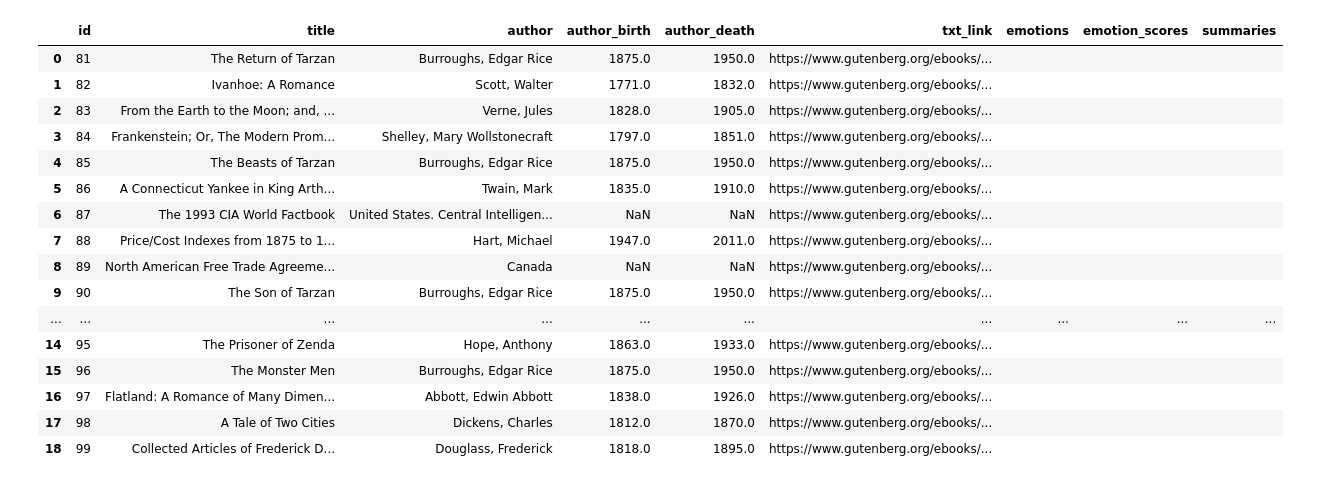
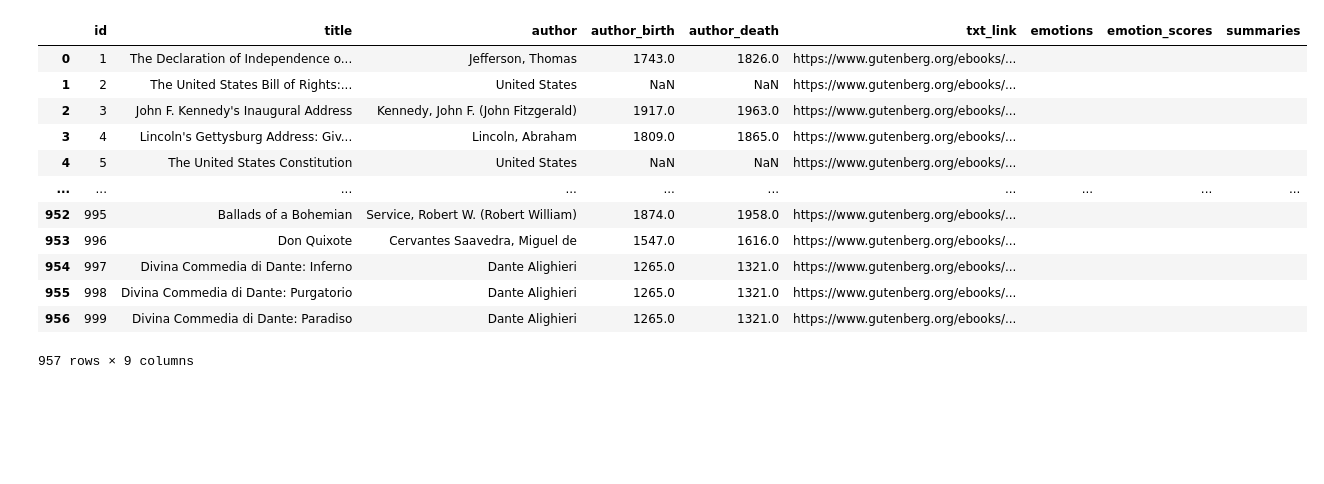
Before and after one commit to legolego/GutEmotions, a Jupyter notebook: Notebooks/1-Get_Gut_Books.ipynb, the cells around one changed output. Drawn from its saved outputs; the diff is of its cells as text; code cells hidden in the pictures; blank space fills up the shorter version.

```diff
--- a/Notebooks/1-Get_Gut_Books.ipynb
+++ b/Notebooks/1-Get_Gut_Books.ipynb
@@ -2,7 +2,7 @@
 import requests
 import pandas as pd
 # %%
-list_of_books = range(10, 1000)
+list_of_books = range(0, 1000)
 lst_dicts = []
 
 for book_id in list_of_books:
@@ -21,7 +21,7 @@ for book_id in list_of_books:
 
             lst_dicts.append(book_dict)
         else:
-            print("funny author length")
+            print("zero author length")
     else:
         print("No authors")
 
@@ -33,25 +61,21 @@ IndexError: list index out of range
 # %%
 df['emotions'] = ""
 df['emotion_scores'] = ""
 df['summaries'] = ""
 
-df.to_parquet("../data/gutenberg_books.parquet", index=False)
+df.to_parquet("../streamlit/data/gutenberg_books.parquet", index=False)
 df
 # %% [output]
 |  | id | title | author | author_birth | author_death | txt_link | emotions | emotion_scores | summaries |
-| 0 | 81 | The Return of Tarzan | Burroughs, Edgar Rice | 1875.0 | 1950.0 | https://www.gutenberg.org/ebooks/... |  |  |  |
-| 1 | 82 | Ivanhoe: A Romance | Scott, Walter | 1771.0 | 1832.0 | https://www.gutenberg.org/ebooks/... |  |  |  |
-| 2 | 83 | From the Earth to the Moon; and, ... | Verne, Jules | 1828.0 | 1905.0 | https://www.gutenberg.org/ebooks/... |  |  |  |
-| 3 | 84 | Frankenstein; Or, The Modern Prom... | Shelley, Mary Wollstonecraft | 1797.0 | 1851.0 | https://www.gutenberg.org/ebooks/... |  |  |  |
-| 4 | 85 | The Beasts of Tarzan | Burroughs, Edgar Rice | 1875.0 | 1950.0 | https://www.gutenberg.org/ebooks/... |  |  |  |
-| 5 | 86 | A Connecticut Yankee in King Arth... | Twain, Mark | 1835.0 | 1910.0 | https://www.gutenberg.org/ebooks/... |  |  |  |
-| 6 | 87 | The 1993 CIA World Factbook | United States. Central Intelligen... | NaN | NaN | https://www.gutenberg.org/ebooks/... |  |  |  |
-| 7 | 88 | Price/Cost Indexes from 1875 to 1... | Hart, Michael | 1947.0 | 2011.0 | https://www.gutenberg.org/ebooks/... |  |  |  |
-| 8 | 89 | North American Free Trade Agreeme... | Canada | NaN | NaN | https://www.gutenberg.org/ebooks/... |  |  |  |
-| 9 | 90 | The Son of Tarzan | Burroughs, Edgar Rice | 1875.0 | 1950.0 | https://www.gutenberg.org/ebooks/... |  |  |  |
+| 0 | 1 | The Declaration of Independence o... | Jefferson, Thomas | 1743.0 | 1826.0 | https://www.gutenberg.org/ebooks/... |  |  |  |
+| 1 | 2 | The United States Bill of Rights:... | United States | NaN | NaN | https://www.gutenberg.org/ebooks/... |  |  |  |
+| 2 | 3 | John F. Kennedy's Inaugural Address | Kennedy, John F. (John Fitzgerald) | 1917.0 | 1963.0 | https://www.gutenberg.org/ebooks/... |  |  |  |
+| 3 | 4 | Lincoln's Gettysburg Address: Giv... | Lincoln, Abraham | 1809.0 | 1865.0 | https://www.gutenberg.org/ebooks/... |  |  |  |
+| 4 | 5 | The United States Constitution | United States | NaN | NaN | https://www.gutenberg.org/ebooks/... |  |  |  |
 | ... | ... | ... | ... | ... | ... | ... | ... | ... | ... |
-| 14 | 95 | The Prisoner of Zenda | Hope, Anthony | 1863.0 | 1933.0 | https://www.gutenberg.org/ebooks/... |  |  |  |
-| 15 | 96 | The Monster Men | Burroughs, Edgar Rice | 1875.0 | 1950.0 | https://www.gutenberg.org/ebooks/... |  |  |  |
-| 16 | 97 | Flatland: A Romance of Many Dimen... | Abbott, Edwin Abbott | 1838.0 | 1926.0 | https://www.gutenberg.org/ebooks/... |  |  |  |
-| 17 | 98 | A Tale of Two Cities | Dickens, Charles | 1812.0 | 1870.0 | https://www.gutenberg.org/ebooks/... |  |  |  |
-| 18 | 99 | Collected Articles of Frederick D... | Douglass, Frederick | 1818.0 | 1895.0 | https://www.gutenberg.org/ebooks/... |  |  |  |
+| 952 | 995 | Ballads of a Bohemian | Service, Robert W. (Robert William) | 1874.0 | 1958.0 | https://www.gutenberg.org/ebooks/... |  |  |  |
+| 953 | 996 | Don Quixote | Cervantes Saavedra, Miguel de | 1547.0 | 1616.0 | https://www.gutenberg.org/ebooks/... |  |  |  |
+| 954 | 997 | Divina Commedia di Dante: Inferno | Dante Alighieri | 1265.0 | 1321.0 | https://www.gutenberg.org/ebooks/... |  |  |  |
+| 955 | 998 | Divina Commedia di Dante: Purgatorio | Dante Alighieri | 1265.0 | 1321.0 | https://www.gutenberg.org/ebooks/... |  |  |  |
+| 956 | 999 | Divina Commedia di Dante: Paradiso | Dante Alighieri | 1265.0 | 1321.0 | https://www.gutenberg.org/ebooks/... |  |  |  |
+957 rows × 9 columns
```
Also changed, not shown: parts of 1 cell of this notebook, 5 other files.
